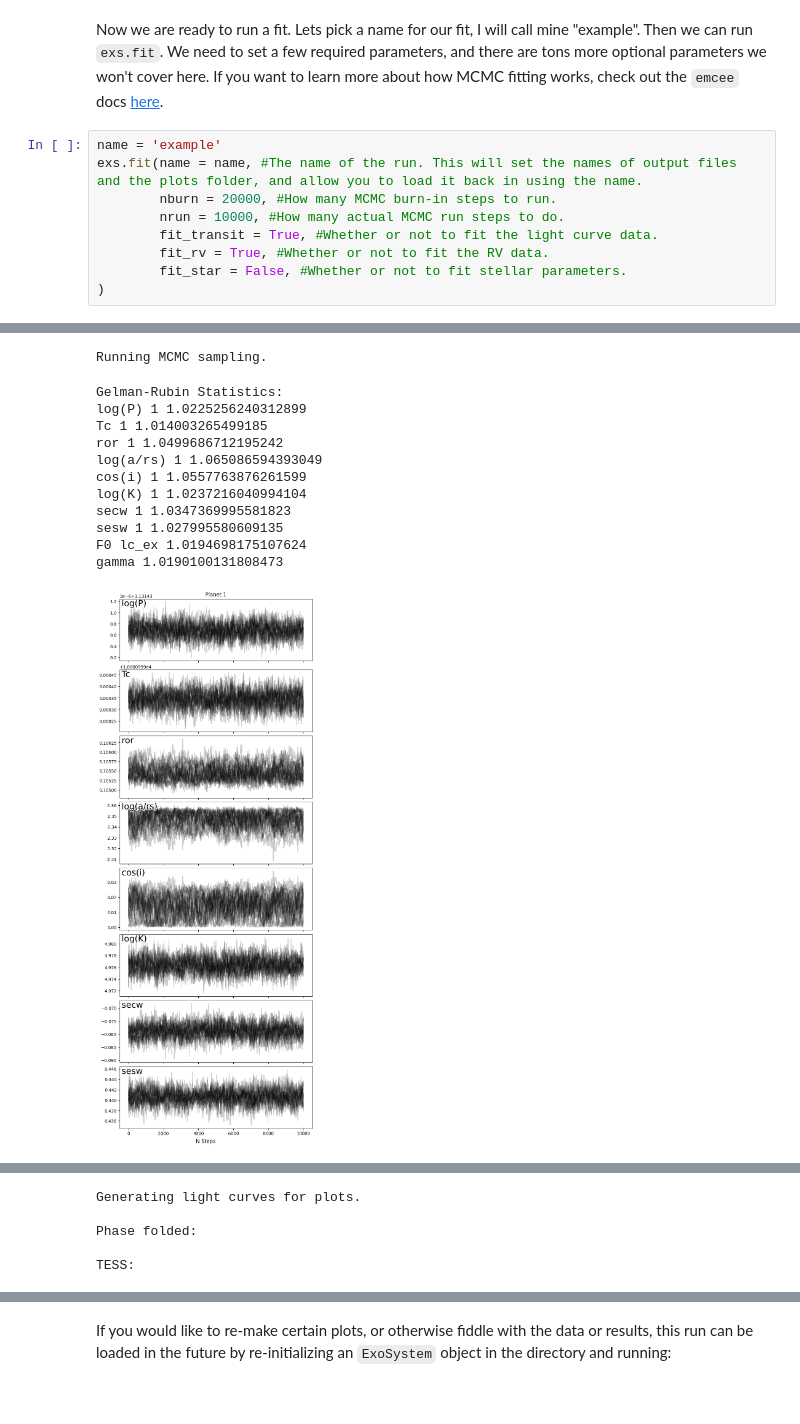
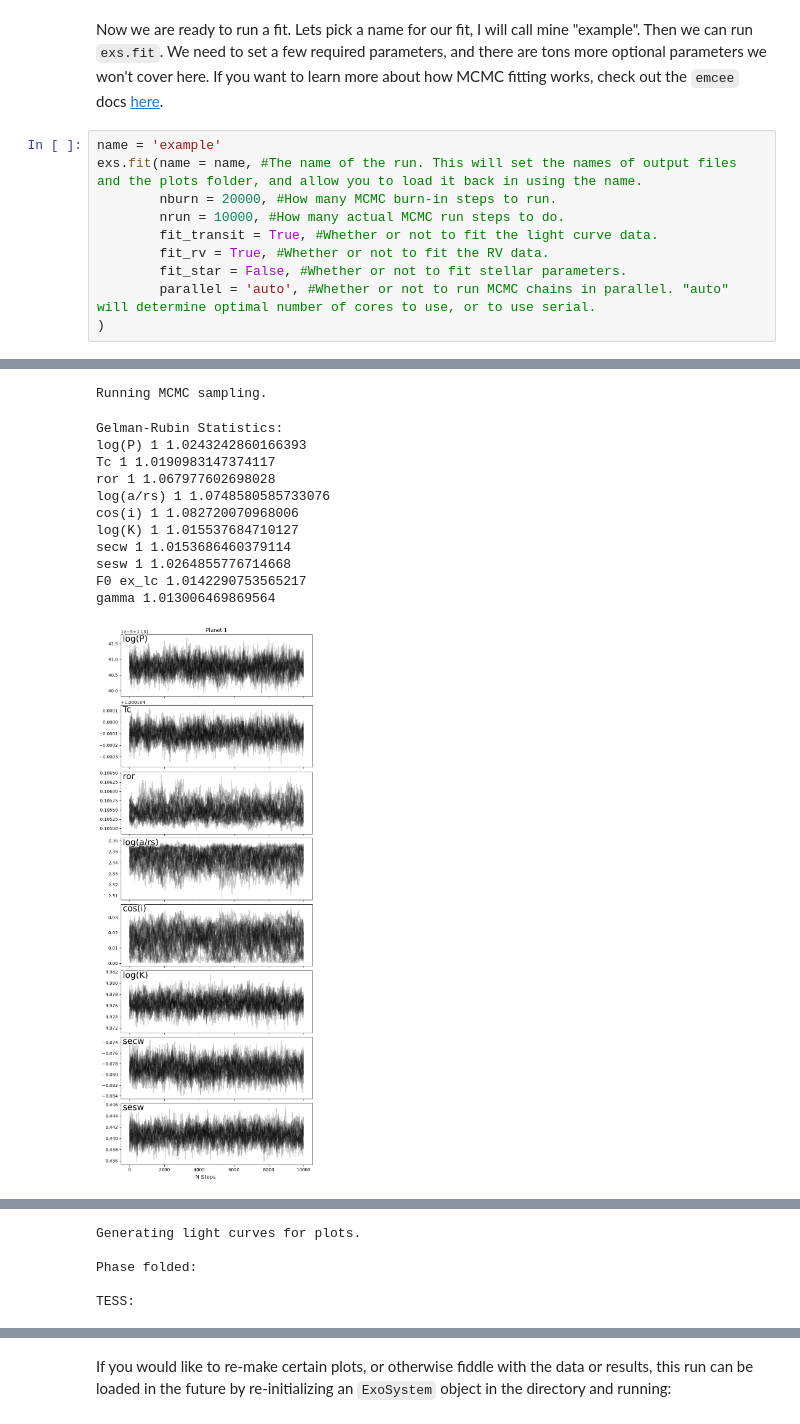
Before and after one commit to maxkroft/Alfred, a Jupyter notebook: docs/quickstart.ipynb, the cells around one changed output, grey strips where cells are left out. Saved outputs shown, nothing was run; the diff lists cells and outputs as text.

```diff
--- a/docs/quickstart.ipynb
+++ b/docs/quickstart.ipynb
@@ -159,6 +107,7 @@ exs.fit(name = name, #The name of the run. This will set the names of output fil
         fit_transit = True, #Whether or not to fit the light curve data.
         fit_rv = True, #Whether or not to fit the RV data.
         fit_star = False, #Whether or not to fit stellar parameters.
+        parallel = 'auto', #Whether or not to run MCMC chains in parallel. "auto" will determine optimal number of cores to use, or to use serial.
 )
 # %% [output]
 Initial parameters:
@@ -175,15 +126,15 @@ Initial parameters after optimization:
 
 Running MCMC burn-in.
 Running MCMC sampling.
 Gelman-Rubin Statistics:
-log(P) 1 1.0225256240312899
-Tc 1 1.014003265499185
-ror 1 1.0499686712195242
-log(a/rs) 1 1.065086594393049
-cos(i) 1 1.0557763876261599
-log(K) 1 1.0237216040994104
-secw 1 1.0347369995581823
-sesw 1 1.027995580609135
-F0 lc_ex 1.0194698175107624
-gamma 1.0190100131808473
+log(P) 1 1.0243242860166393
+Tc 1 1.0190983147374117
+ror 1 1.067977602698028
+log(a/rs) 1 1.0748580585733076
+cos(i) 1 1.082720070968006
+log(K) 1 1.015537684710127
+secw 1 1.0153686460379114
+sesw 1 1.0264855776714668
+F0 ex_lc 1.0142290753565217
+gamma 1.013006469869564
-[figure, old version]
+[figure, new version]
```
Also changed, not shown: parts of 22 cells of this notebook, 10 other files.
